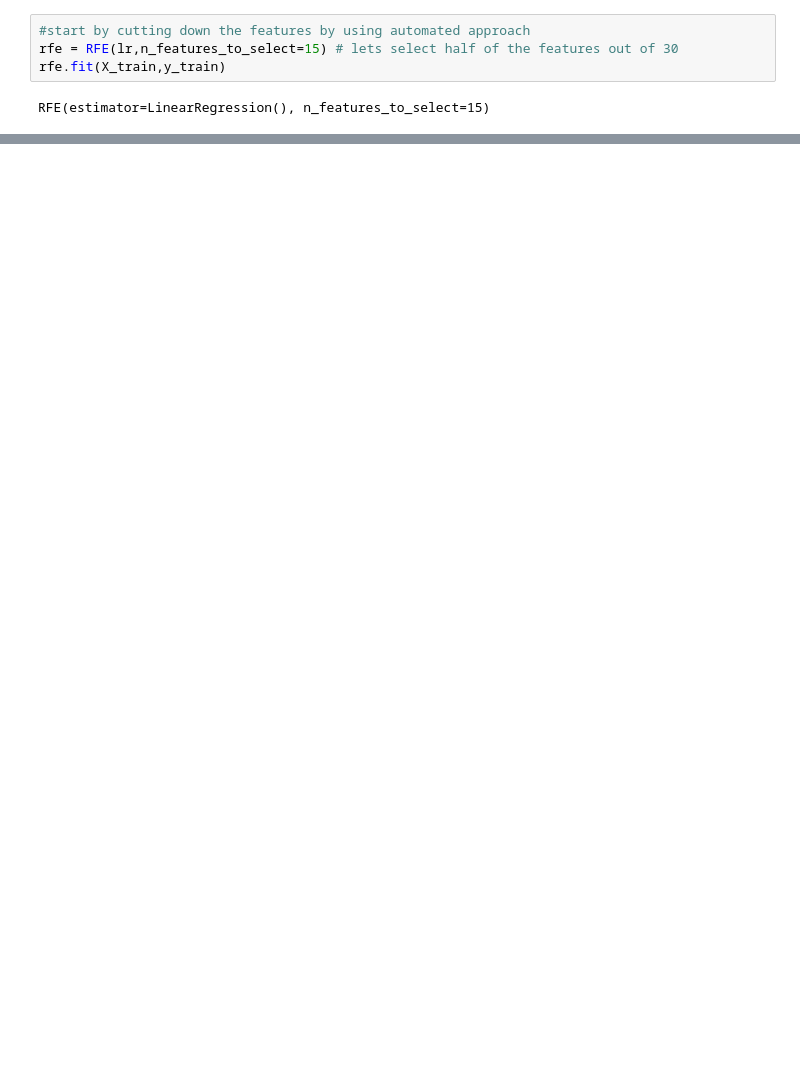
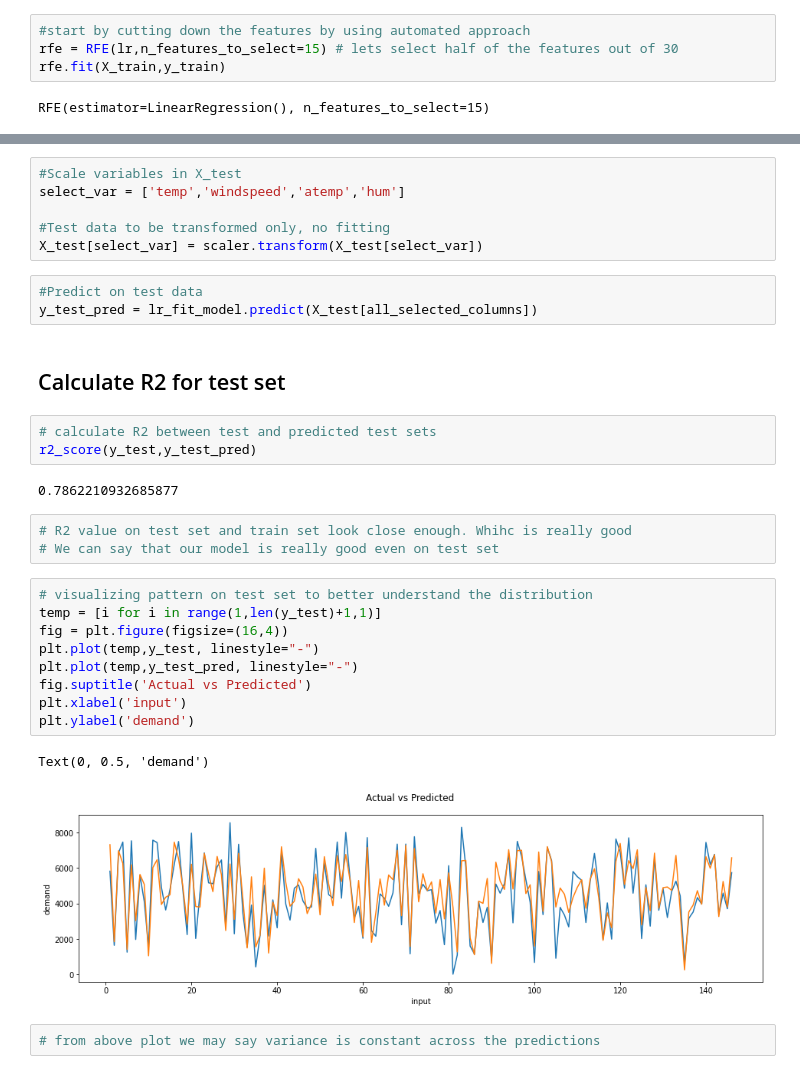
Before and after one commit to Manikgarg13/Bike-Sharing-Assignment, a Jupyter notebook: Bike-Sharing-Assignment.ipynb, the cells around one changed output, grey strips where cells are left out. Cells and saved outputs as stored; diff of their text form; blank space fills up the shorter version.

```diff
--- a/Bike-Sharing-Assignment.ipynb
+++ b/Bike-Sharing-Assignment.ipynb
@@ -552,0 +535,33 @@ Feature names must be in the same order as they were in fit.
+# %%
+#Scale variables in X_test
+select_var = ['temp','windspeed','atemp','hum']
+
+#Test data to be transformed only, no fitting
+X_test[select_var] = scaler.transform(X_test[select_var])
+# %%
+#Predict on test data
+y_test_pred = lr_fit_model.predict(X_test[all_selected_columns])
+# %% [markdown]
+## Calculate R2 for test set
+# %%
+# calculate R2 between test and predicted test sets
+r2_score(y_test,y_test_pred)
+# %% [output]
+0.7862210932685877
+# %%
+# R2 value on test set and train set look close enough. Whihc is really good
+# We can say that our model is really good even on test set
+# %%
+# visualizing pattern on test set to better understand the distribution
+temp = [i for i in range(1,len(y_test)+1,1)]
+fig = plt.figure(figsize=(16,4))
+plt.plot(temp,y_test, linestyle="-")
+plt.plot(temp,y_test_pred, linestyle="-")
+fig.suptitle('Actual vs Predicted')
+plt.xlabel('input')
+plt.ylabel('demand')
+# %% [output]
+Text(0, 0.5, 'demand')
+[figure, added]
+# %%
+# from above plot we may say variance is constant across the predictions
```
Also changed, not shown: parts of 84 cells of this notebook.
